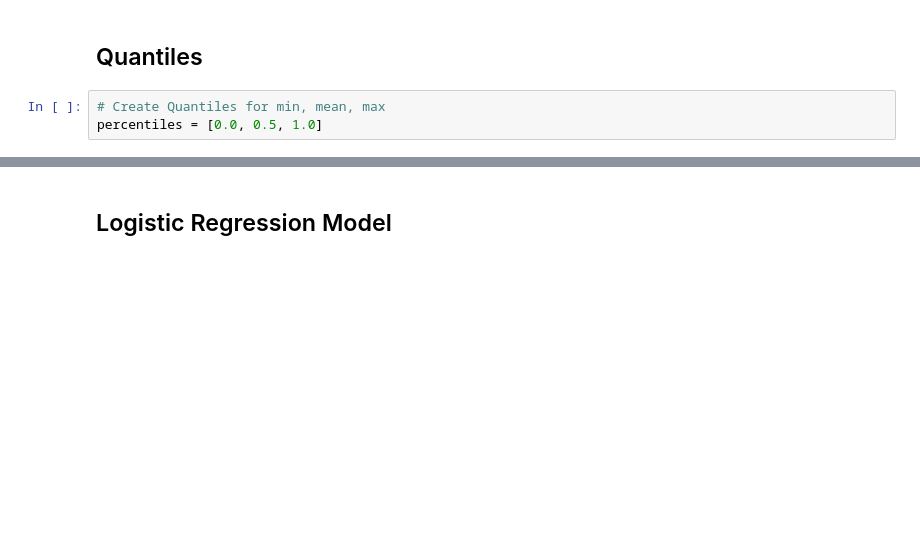
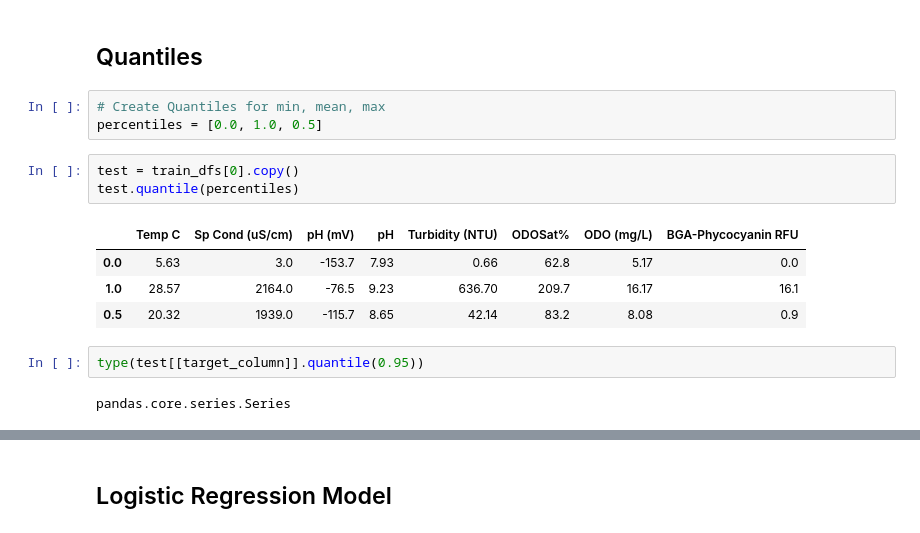
Before and after one commit to mccomackjp/algae-bloom-prediction, a Jupyter notebook: notebooks/models/quantile_investigation.ipynb, the cells around one changed output, grey strips where cells are left out. Drawn from its saved outputs; the diff is of its cells as text; blank space fills up the shorter version.

```diff
--- a/notebooks/models/quantile_investigation.ipynb
+++ b/notebooks/models/quantile_investigation.ipynb
@@ -179,4 +178,16 @@ datetime percent null: 0.0%
 ## Quantiles
 # %%
 # Create Quantiles for min, mean, max
-percentiles = [0.0, 0.5, 1.0]
+percentiles = [0.0, 1.0, 0.5]
+# %%
+test = train_dfs[0].copy()
+test.quantile(percentiles)
+# %% [output]
+|  | Temp C | Sp Cond (uS/cm) | pH (mV) | pH | Turbidity (NTU) | ODOSat% | ODO (mg/L) | BGA-Phycocyanin RFU |
+| 0.0 | 5.63 | 3.0 | -153.7 | 7.93 | 0.66 | 62.8 | 5.17 | 0.0 |
+| 1.0 | 28.57 | 2164.0 | -76.5 | 9.23 | 636.70 | 209.7 | 16.17 | 16.1 |
+| 0.5 | 20.32 | 1939.0 | -115.7 | 8.65 | 42.14 | 83.2 | 8.08 | 0.9 |
+# %%
+type(test[[target_column]].quantile(0.95))
+# %% [output]
+pandas.core.series.Series
```
Also changed, not shown: parts of 17 cells of this notebook, 1 other file.
